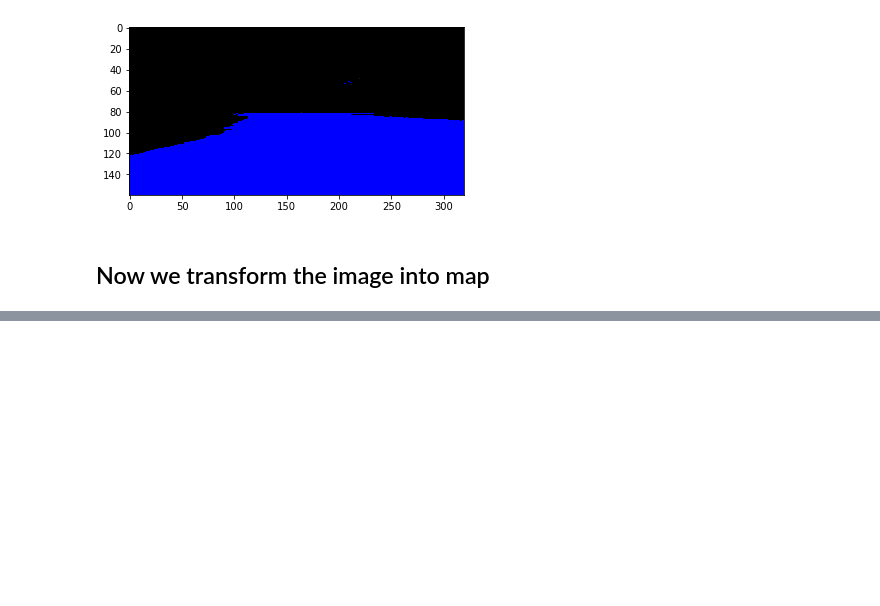
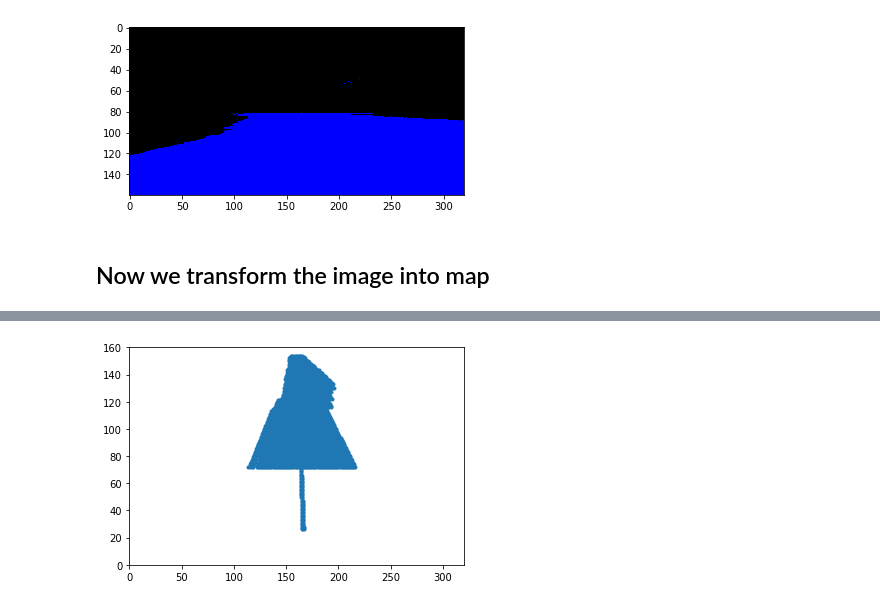
Before and after one commit to VIcuko/RoboND-Warp-Threshold-Map, a Jupyter notebook: warp_threshold_map.ipynb, the cells around one changed output, grey strips where cells are left out. Saved outputs shown, nothing was run; the diff lists cells and outputs as text; code cells hidden in the pictures; blank space fills up the shorter version.

Commit message:
plot coloured area into graph

```diff
--- a/warp_threshold_map.ipynb
+++ b/warp_threshold_map.ipynb
@@ -84,0 +86,9 @@ plt.show()
+# %%
+#Now we plot the coloured area into a matplotlib graph
+ypos, xpos, colour = warped.nonzero()
+plt.plot(xpos, ypos, '.')
+plt.xlim(0, 320)
+plt.ylim(0, 160)
+plt.show()
+# %% [output]
+[figure, added]
```
Also changed, not shown: parts of 1 cell of this notebook.
